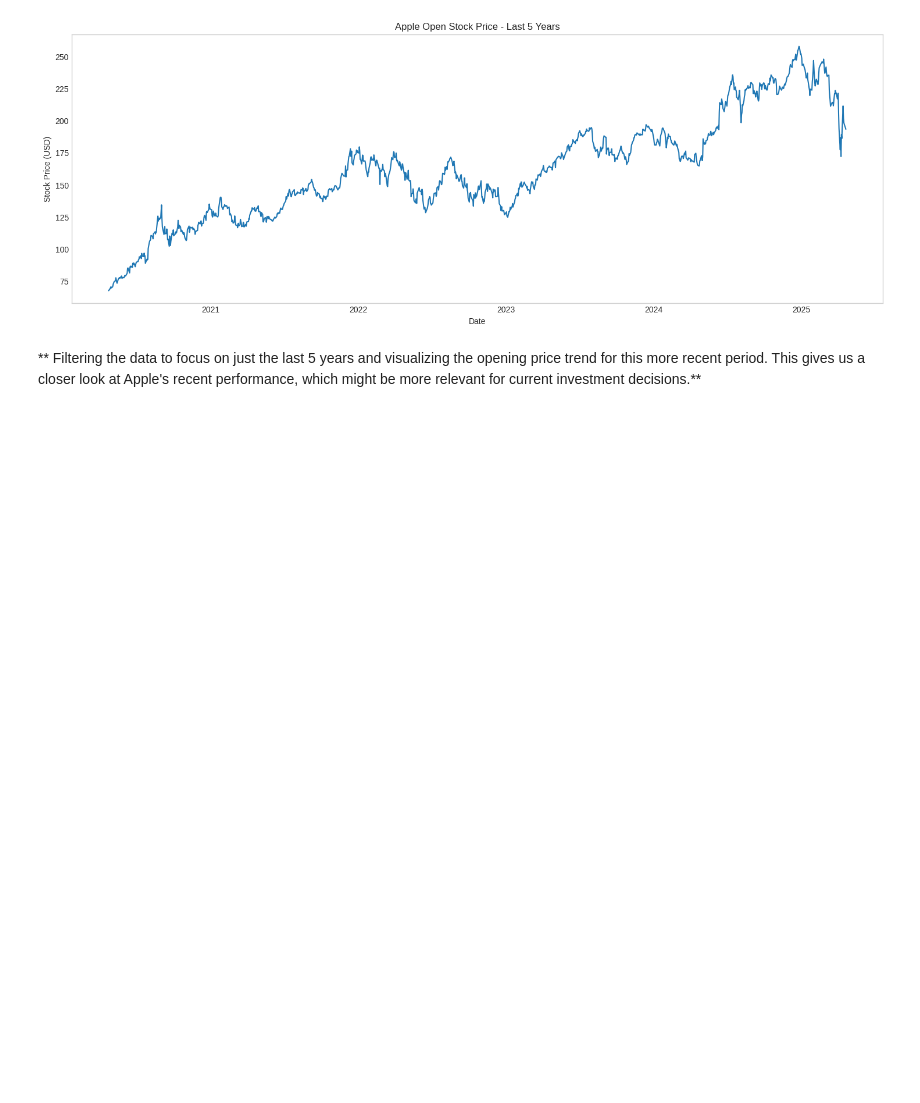
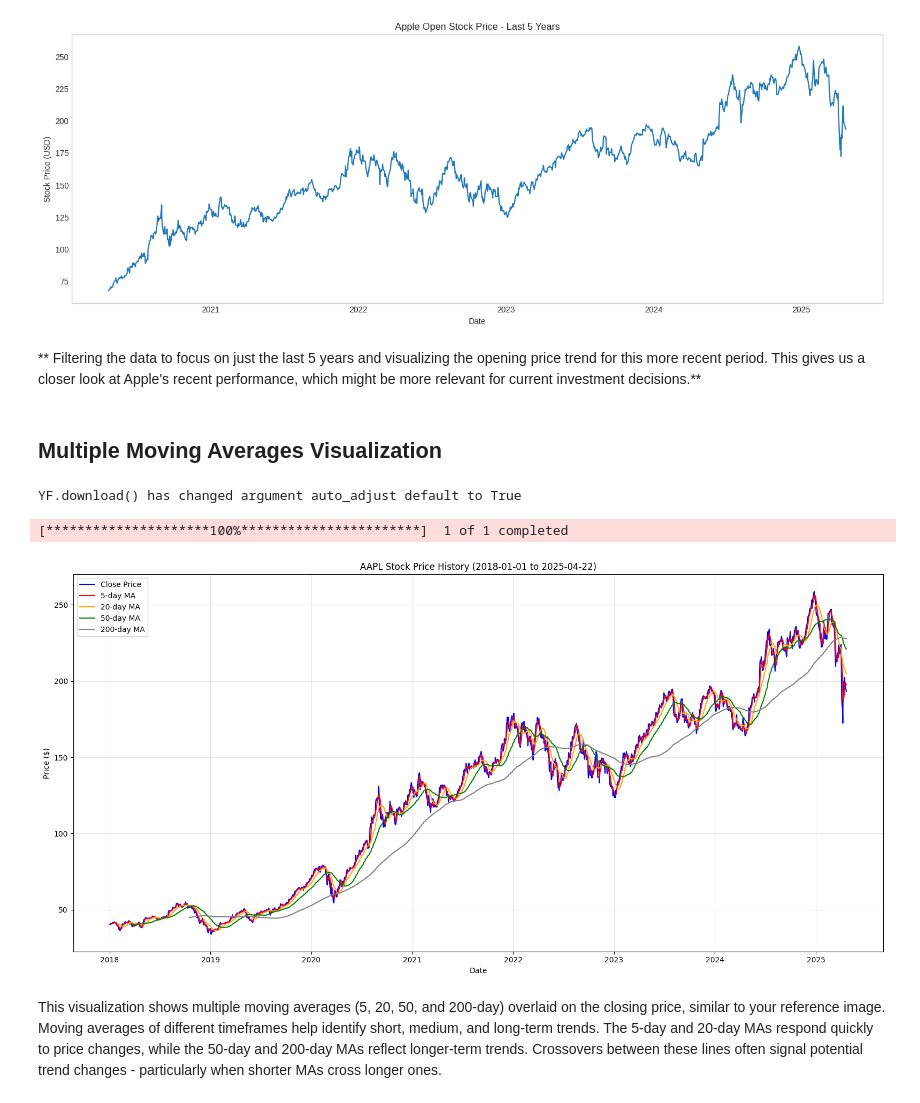
Before and after one commit to vishalgarg99/-IntegratingRegression-and-LSTM-Models-for-Accurate-Stock-Price-Prediction-Using-Yahoo-Finance-Data-, a Jupyter notebook: Data_exploratory.ipynb, the cells around one changed output. Saved outputs shown, nothing was run; the diff lists cells and outputs as text; code cells hidden in the pictures; blank space fills up the shorter version.

Commit message:
Added multiple moving averages visualization

```diff
--- a/Data_exploratory.ipynb
+++ b/Data_exploratory.ipynb
@@ -98,3 +98,50 @@ plt.show()
 [figure]
 # %% [markdown]
 ** Filtering the data to focus on just the last 5 years and visualizing the opening price trend for this more recent period. This gives us a closer look at Apple's recent performance, which might be more relevant for current investment decisions.**
+# %% [markdown]
+## **Multiple Moving Averages Visualization**
+# %%
+
+import pandas as pd
+import numpy as np
+import matplotlib.pyplot as plt
+import yfinance as yf
+from datetime import datetime, timedelta
+import seaborn as sns
+from scipy import stats
+
+# Define time period
+start_date = '2018-01-01'  # Starting from 2018 like in your image
+end_date = datetime.now().strftime('%Y-%m-%d')
+
+# Get Apple stock data
+apple_data = yf.download('AAPL', start=start_date, end=end_date)
+
+# Calculate different moving averages
+apple_data['MA5'] = apple_data['Close'].rolling(window=5).mean()
+apple_data['MA20'] = apple_data['Close'].rolling(window=20).mean()
+apple_data['MA50'] = apple_data['Close'].rolling(window=50).mean()
+apple_data['MA200'] = apple_data['Close'].rolling(window=200).mean()
+
+# Create the plot
+plt.figure(figsize=(16, 8))
+plt.plot(apple_data.index, apple_data['Close'], color='blue', linewidth=1.5, label='Close Price')
+plt.plot(apple_data.index, apple_data['MA5'], color='red', linewidth=1.5, label='5-day MA')
+plt.plot(apple_data.index, apple_data['MA20'], color='orange', linewidth=1.5, label='20-day MA')
+plt.plot(apple_data.index, apple_data['MA50'], color='green', linewidth=1.5, label='50-day MA')
+plt.plot(apple_data.index, apple_data['MA200'], color='gray', linewidth=1.5, label='200-day MA')
+
+# Customize plot
+plt.grid(True, alpha=0.3)
+plt.xlabel('Date')
+plt.ylabel('Price ($)')
+plt.title(f'AAPL Stock Price History ({start_date} to {end_date})')
+plt.legend()
+plt.tight_layout()
+plt.show()
+# %% [output]
+YF.download() has changed argument auto_adjust default to True
+[*********************100%***********************]  1 of 1 completed
+[figure, added]
+# %% [markdown]
+This visualization shows multiple moving averages (5, 20, 50, and 200-day) overlaid on the closing price, similar to your reference image. Moving averages of different timeframes help identify short, medium, and long-term trends. The 5-day and 20-day MAs respond quickly to price changes, while the 50-day and 200-day MAs reflect longer-term trends. Crossovers between these lines often signal potential trend changes - particularly when shorter MAs cross longer ones.
```
